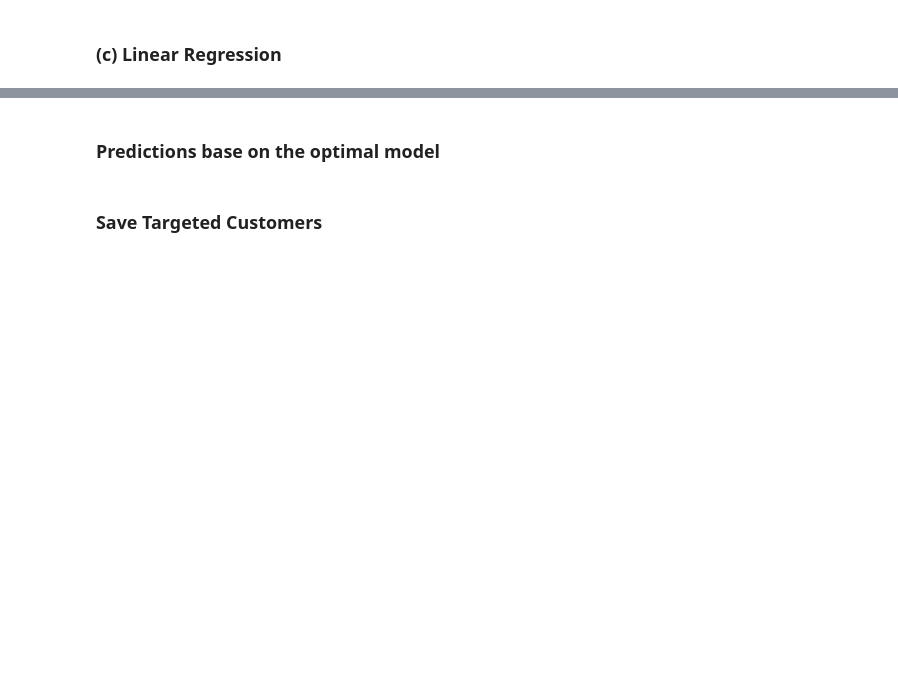
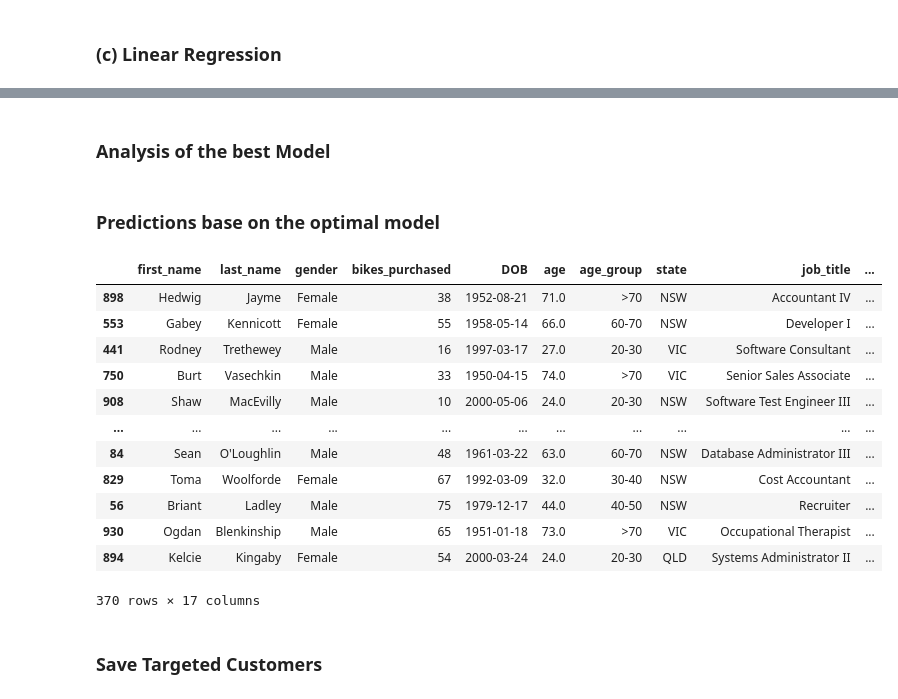
Before and after one commit to Daviedavie100/kpmg, a Jupyter notebook: kpmgproject - regressionProblem.ipynb, the cells around one changed output, grey strips where cells are left out. Drawn from its saved outputs; the diff is of its cells as text; code cells hidden in the pictures; blank space fills up the shorter version.

```diff
--- a/kpmgproject - regressionProblem.ipynb
+++ b/kpmgproject - regressionProblem.ipynb
@@ -332,0 +412,2 @@ print(f'R_squraed (R_Squared): {r2}')
+# %% [markdown]
+### Analysis of the best Model
@@ -334,23 +430,37 @@ print(f'R_squraed (R_Squared): {r2}')
 ### Predictions base on the optimal model
 # %%
 # Predictions on the new target customer dataset
-new_customer_predictions = model_ran.predict(X_new_customers)
+new_customer_predictions = model_det.predict(X_new_customers)
 
 # Define a threshold for selecting customers
 threshold = 49  # the mean number of bikes purchased in both datasets
 
 # Select customers whose predicted values exceed the threshold
 selected_customers = targeted_new_customers[new_customer_predictions > threshold]
 
 # Attach predictions to the selected customer DataFrame
 selected_customers = selected_customers.copy()  # to avoid SettingWithCopyWarning
 selected_customers['predicted_value'] = new_customer_predictions[new_customer_predictions > threshold]
 
 # Sort customers by their predicted values
 target_customers=selected_customers.sort_values(by='predicted_value', ascending=False)
 
 # Print target customers
 target_customers
+# %% [output]
+|  | first_name | last_name | gender | bikes_purchased | DOB | age | age_group | state | job_title | ... |
+| 898 | Hedwig | Jayme | Female | 38 | 1952-08-21 | 71.0 | >70 | NSW | Accountant IV | ... |
+| 553 | Gabey | Kennicott | Female | 55 | 1958-05-14 | 66.0 | 60-70 | NSW | Developer I | ... |
+| 441 | Rodney | Trethewey | Male | 16 | 1997-03-17 | 27.0 | 20-30 | VIC | Software Consultant | ... |
+| 750 | Burt | Vasechkin | Male | 33 | 1950-04-15 | 74.0 | >70 | VIC | Senior Sales Associate | ... |
+| 908 | Shaw | MacEvilly | Male | 10 | 2000-05-06 | 24.0 | 20-30 | NSW | Software Test Engineer III | ... |
+| ... | ... | ... | ... | ... | ... | ... | ... | ... | ... | ... |
+| 84 | Sean | O'Loughlin | Male | 48 | 1961-03-22 | 63.0 | 60-70 | NSW | Database Administrator III | ... |
+| 829 | Toma | Woolforde | Female | 67 | 1992-03-09 | 32.0 | 30-40 | NSW | Cost Accountant | ... |
+| 56 | Briant | Ladley | Male | 75 | 1979-12-17 | 44.0 | 40-50 | NSW | Recruiter | ... |
+| 930 | Ogdan | Blenkinship | Male | 65 | 1951-01-18 | 73.0 | >70 | VIC | Occupational Therapist | ... |
+| 894 | Kelcie | Kingaby | Female | 54 | 2000-03-24 | 24.0 | 20-30 | QLD | Systems Administrator II | ... |
+370 rows × 17 columns
 # %% [markdown]
 ### Save Targeted Customers
 # %%
```
Also changed, not shown: parts of 14 cells of this notebook.
